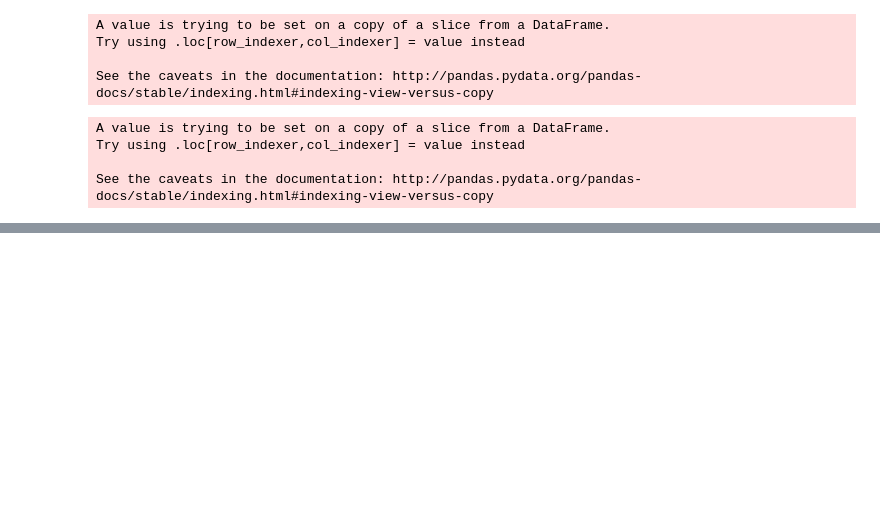
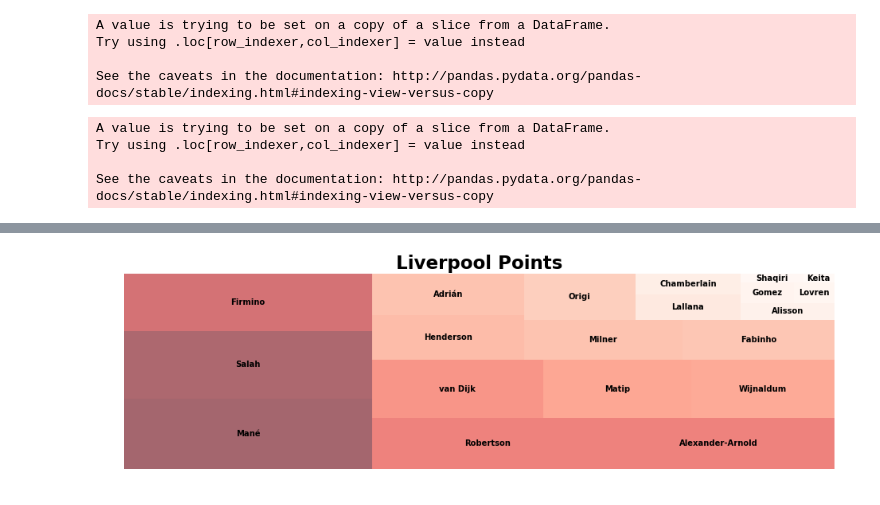
Before and after one commit to coopercunliffe/Springboard, a Jupyter notebook: fpl_stuff/team_charts.ipynb, the cells around one changed output, grey strips where cells are left out. Drawn from its saved outputs; the diff is of its cells as text; code cells hidden in the pictures; blank space fills up the shorter version.

```diff
--- a/fpl_stuff/team_charts.ipynb
+++ b/fpl_stuff/team_charts.ipynb
@@ -186,0 +244,23 @@ plt.show()
+# %%
+liverpool = df[df['team'] == 10]
+man_city = df[df['team'] == 11][:18]
+leicester = df[df['team'] == 9][:17]
+# %%
+#Utilise matplotlib to scale our data between the min and max, then assign this scale to our values.
+norm = matplotlib.colors.Normalize(vmin=min(liverpool['total_points']), vmax=max(liverpool['total_points']))
+colors = [matplotlib.cm.Reds(norm(value)) for value in liverpool['total_points']]
+
+#Create our plot and resize it.
+fig = plt.gcf()
+ax = fig.add_subplot()
+fig.set_size_inches(16, 4.5)
+
+#Use squarify to plot our data, label it and add colours. We add an alpha layer to ensure black labels show through
+squarify.plot(label=liverpool['web_name'],sizes=liverpool['total_points'], color = colors, alpha=.6)
+plt.title("Liverpool Points",fontsize=23,fontweight="bold")
+
+#Remove our axes and display the plot
+plt.axis('off')
+plt.show()
+# %% [output]
+[figure, added]
```
Also changed, not shown: parts of 11 cells of this notebook, 4 other files.
